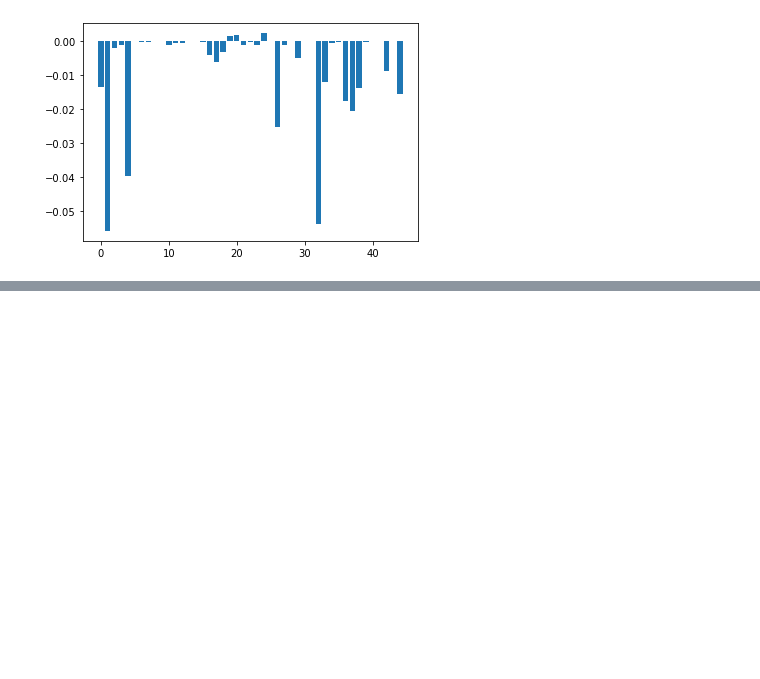
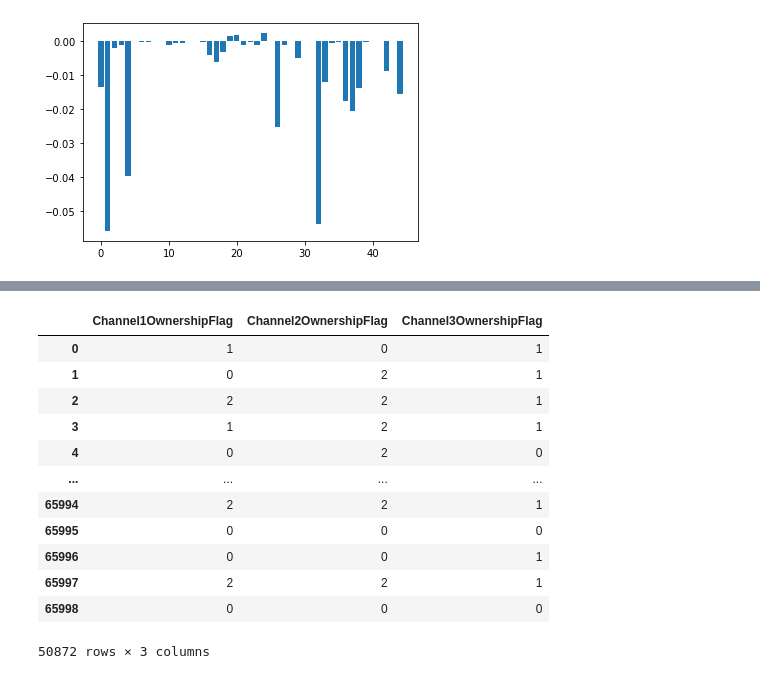
Before and after one commit to ertugdlk/denizbank-datascience, a Jupyter notebook: denizbank.ipynb, the cells around one changed output, grey strips where cells are left out. Drawn from its saved outputs; the diff is of its cells as text; code cells hidden in the pictures; blank space fills up the shorter version.

```diff
--- a/denizbank.ipynb
+++ b/denizbank.ipynb
@@ -610,0 +669,3 @@ Feature: 44, Score: -0.01569
+# %%
+sorted_data = X.reindex(sorted(X.columns), axis=1)
+sorted_data.info()
@@ -610,0 +690,18 @@ Feature: 44, Score: -0.01569
+# %%
+channelcolumns = sorted_data.iloc[:, 16:19]
+# %%
+channelcolumns
+# %% [output]
+|  | Channel1OwnershipFlag | Channel2OwnershipFlag | Channel3OwnershipFlag |
+| 0 | 1 | 0 | 1 |
+| 1 | 0 | 2 | 1 |
+| 2 | 2 | 2 | 1 |
+| 3 | 1 | 2 | 1 |
+| 4 | 0 | 2 | 0 |
+| ... | ... | ... | ... |
+| 65994 | 2 | 2 | 1 |
+| 65995 | 0 | 0 | 0 |
+| 65996 | 0 | 0 | 1 |
+| 65997 | 2 | 2 | 1 |
+| 65998 | 0 | 0 | 0 |
+50872 rows × 3 columns
```
Also changed, not shown: parts of 34 cells of this notebook, 1 other file.
